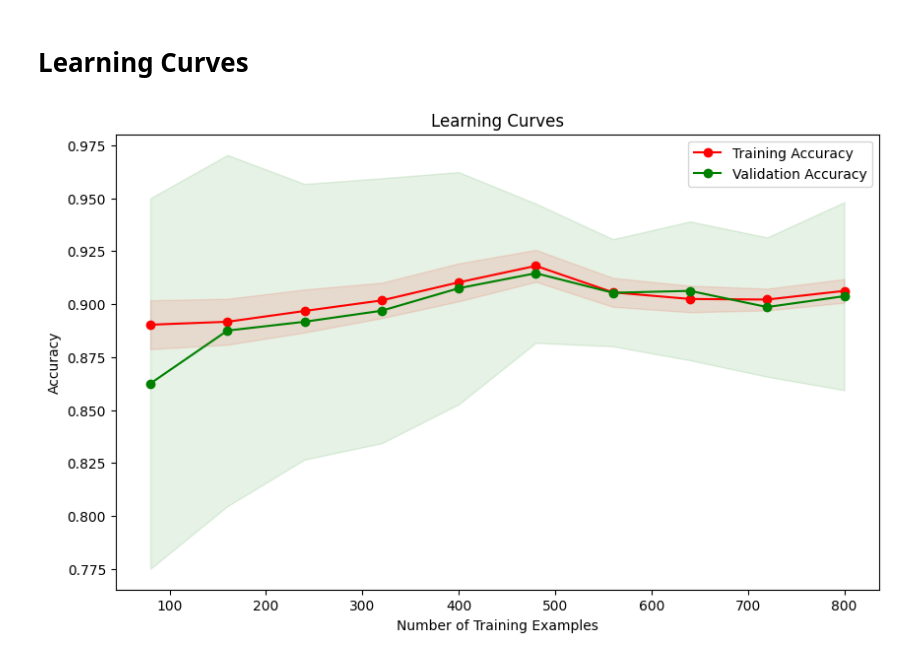
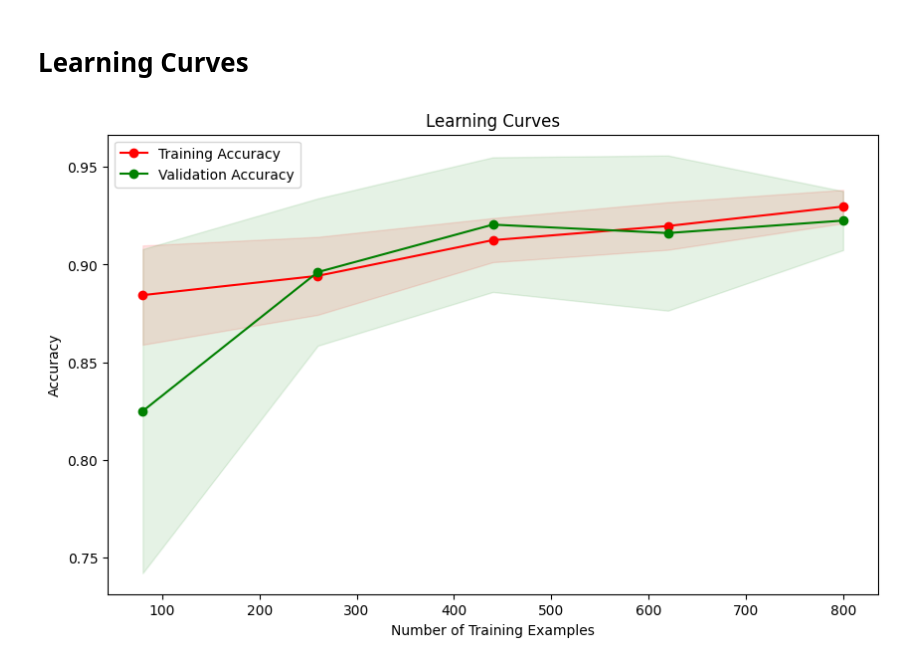
Before and after one commit to rgap/NMA-GoEmotions-Project, a Jupyter notebook: tmp/dl_classifiers/1_binary_classifier.ipynb, the cells around one changed output. Cells and saved outputs as stored; diff of their text form; code cells hidden in the pictures.

Commit message:
models and examples

```diff
--- a/tmp/binary_classifier.ipynb
+++ b/tmp/dl_classifiers/1_binary_classifier.ipynb
@@ -67,0 +35,5 @@ def learning_curve(model, X, y, cv, train_sizes):
+# %%
+__num_train_epochs=1
+__per_device_train_batch_size=2
+__per_device_eval_batch_size=2
+__weight_decay=0.1
@@ -68,29 +139,38 @@ def learning_curve(model, X, y, cv, train_sizes):
 # %%
-clf = LogisticRegression(random_state=42)
+# Create a neural network model
+class SimpleNN(nn.Module):
+    def __init__(self):
+        super(SimpleNN, self).__init__()
+        self.fc1 = nn.Linear(2, 10)
+        self.fc2 = nn.Linear(10, 2)
 
-train_sizes, train_scores, val_scores, train_scores_std, val_scores_std = learning_curve(clf,
-                                                                                        X_train,
-                                                                                        y_train,
-                                                                                        cv=10,
-                                                                                        train_sizes=np.linspace(0.1, 1.0, 10)  # Training set sizes from 10% to 100%
-                                                                                        )
+    def forward(self, x):
+        x = torch.relu(self.fc1(x))
+        x = self.fc2(x)
+        return x
 
+# Define cross-validation and training sizes
+cv = StratifiedKFold(n_splits=5)
+train_sizes = np.linspace(0.1, 1.0, 5)  # Training set sizes from 10% to 100%
 
-# print("Training Scores:", train_scores)
-# print("Validation Scores:", val_scores)
+train_sizes, train_scores, val_scores, train_scores_std, val_scores_std = learning_curve_nn(SimpleNN(),
+                                                                                           X_train_tensor,
+                                                                                           y_train_tensor,
+                                                                                           cv,
+                                                                                           train_sizes)
 
 # Plotting the learning curves with standard deviations
 plt.figure(figsize=(10, 6))
 plt.fill_between(train_sizes * len(X_train), train_scores - train_scores_std,
                  train_scores + train_scores_std, alpha=0.1, color="r")
 plt.fill_between(train_sizes * len(X_train), val_scores - val_scores_std,
                  val_scores + val_scores_std, alpha=0.1, color="g")
 plt.plot(train_sizes * len(X_train), train_scores, 'o-', color="r", label='Training Accuracy')
 plt.plot(train_sizes * len(X_train), val_scores, 'o-', color="g", label='Validation Accuracy')
 plt.xlabel('Number of Training Examples')
 plt.ylabel('Accuracy')
 plt.title('Learning Curves')
 plt.legend()
 plt.show()
 # %% [output]
-[figure, old version]
+[figure, new version]
```
Also changed, not shown: parts of 3 cells of this notebook, 20 other files.
